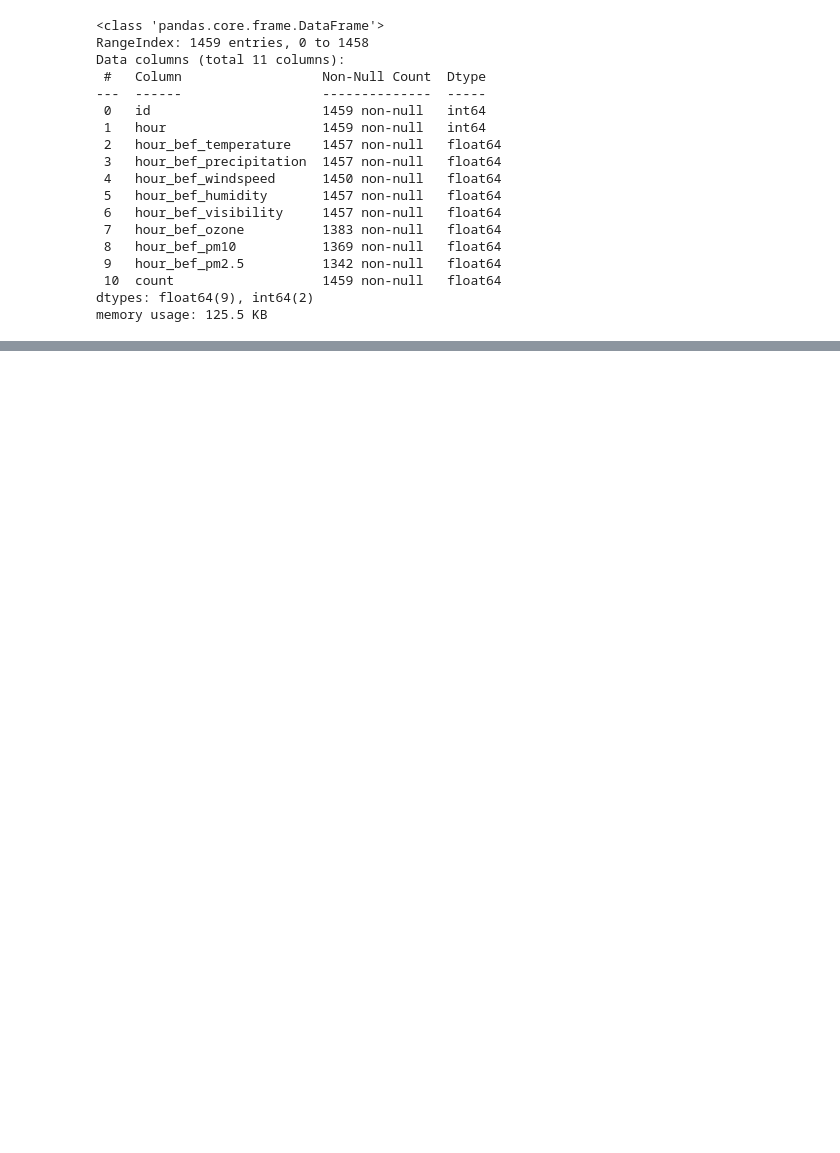
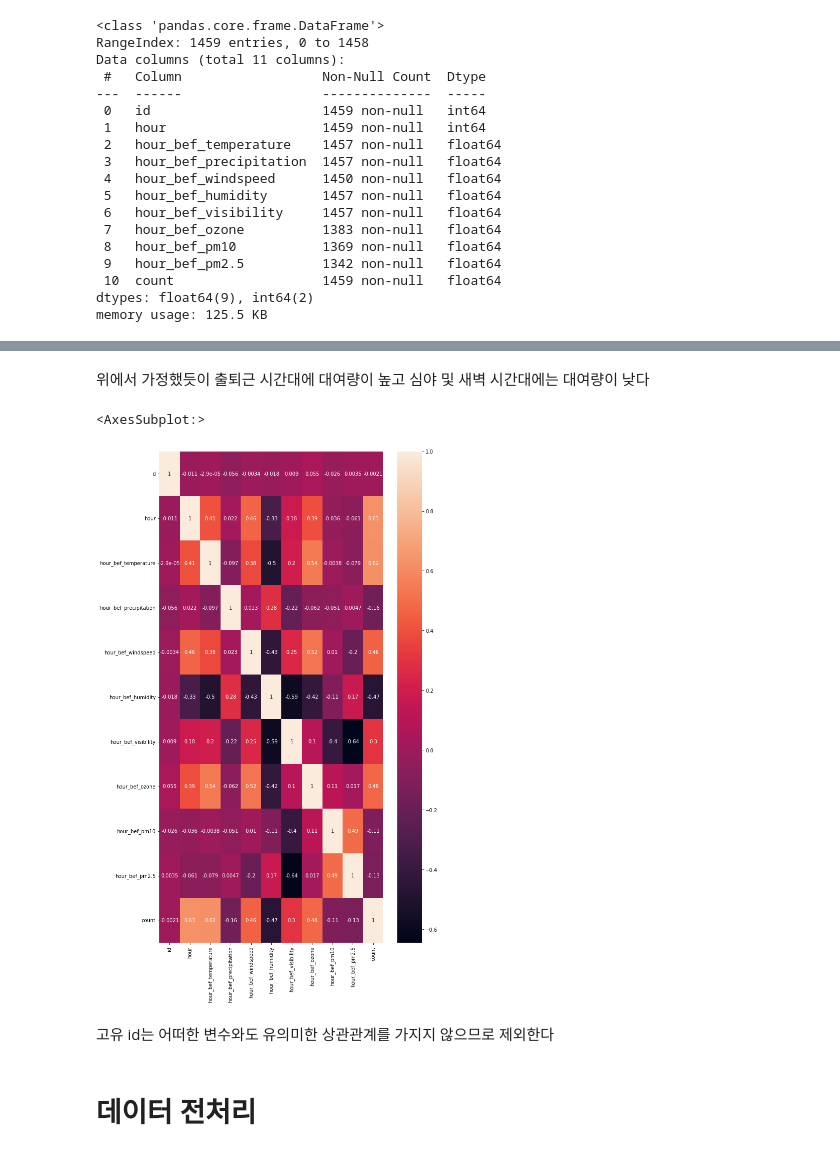
Before and after one commit to davejang/data-analyst-study, a Jupyter notebook: 1st-week/따릉이.ipynb, the cells around one changed output, grey strips where cells are left out. Cells and saved outputs as stored; diff of their text form; code cells hidden in the pictures; blank space fills up the shorter version.

```diff
--- a/1st-week/따릉이.ipynb
+++ b/1st-week/따릉이.ipynb
@@ -60 +84,14 @@ test = test.interpolate(method='linear')
+# %% [markdown]
+<div>위에서 가정했듯이 출퇴근 시간대에 대여량이 높고 심야 및 새벽 시간대에는 대여량이 낮다</div>
+# %%
+# heatmap으로 각 변수 간 상관관계 분석 시각화
+plt.figure(figsize=(10,18))
+sns.heatmap(train.corr(),annot=True)
+# %% [output]
+<AxesSubplot:>
+[figure, added]
+# %% [markdown]
+<div>고유 id는 어떠한 변수와도 유의미한 상관관계를 가지지 않으므로 제외한다</div>
+# %% [markdown]
+<h1>데이터 전처리</h1>
 # %%
```
Also changed, not shown: parts of 13 cells of this notebook, 2 other files.
